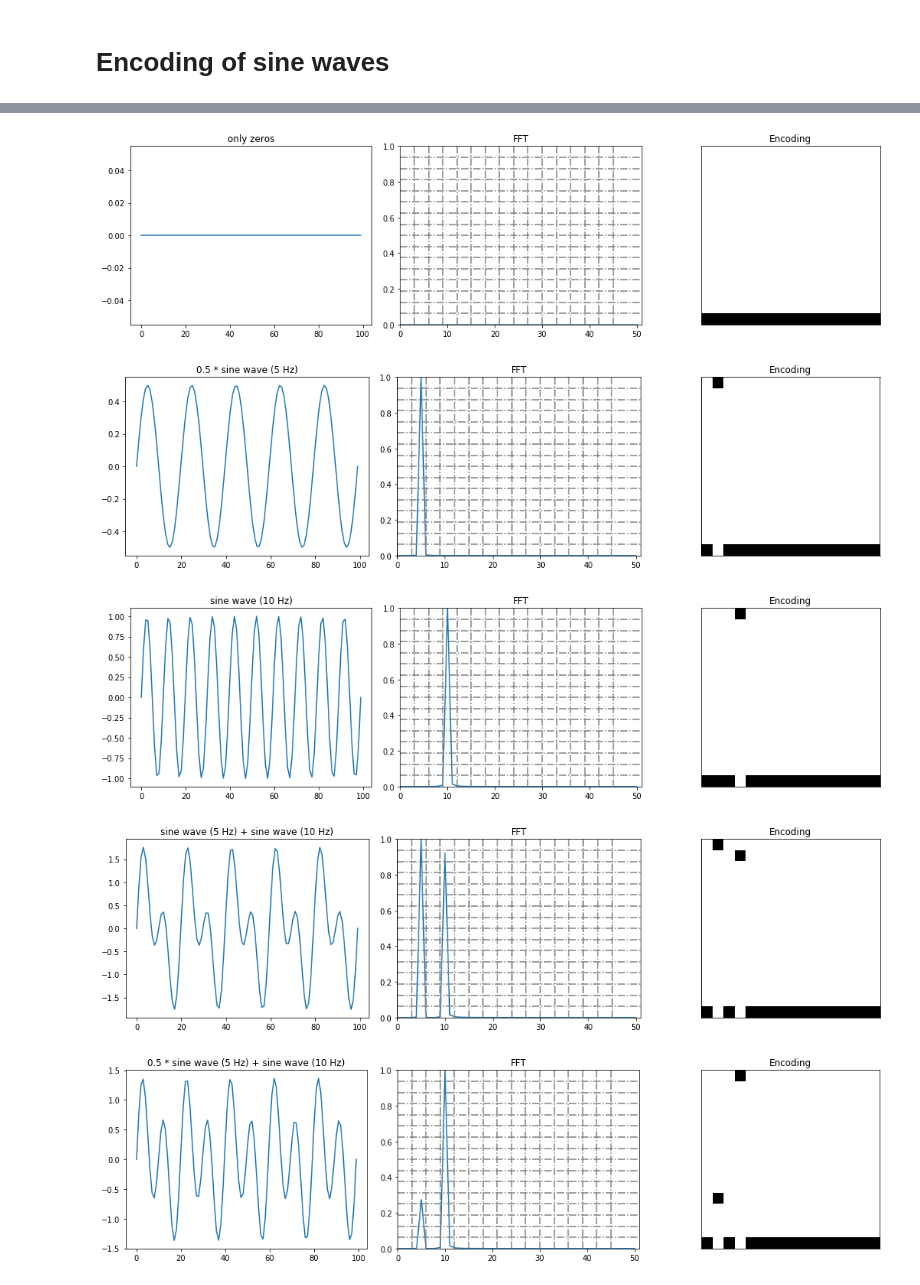
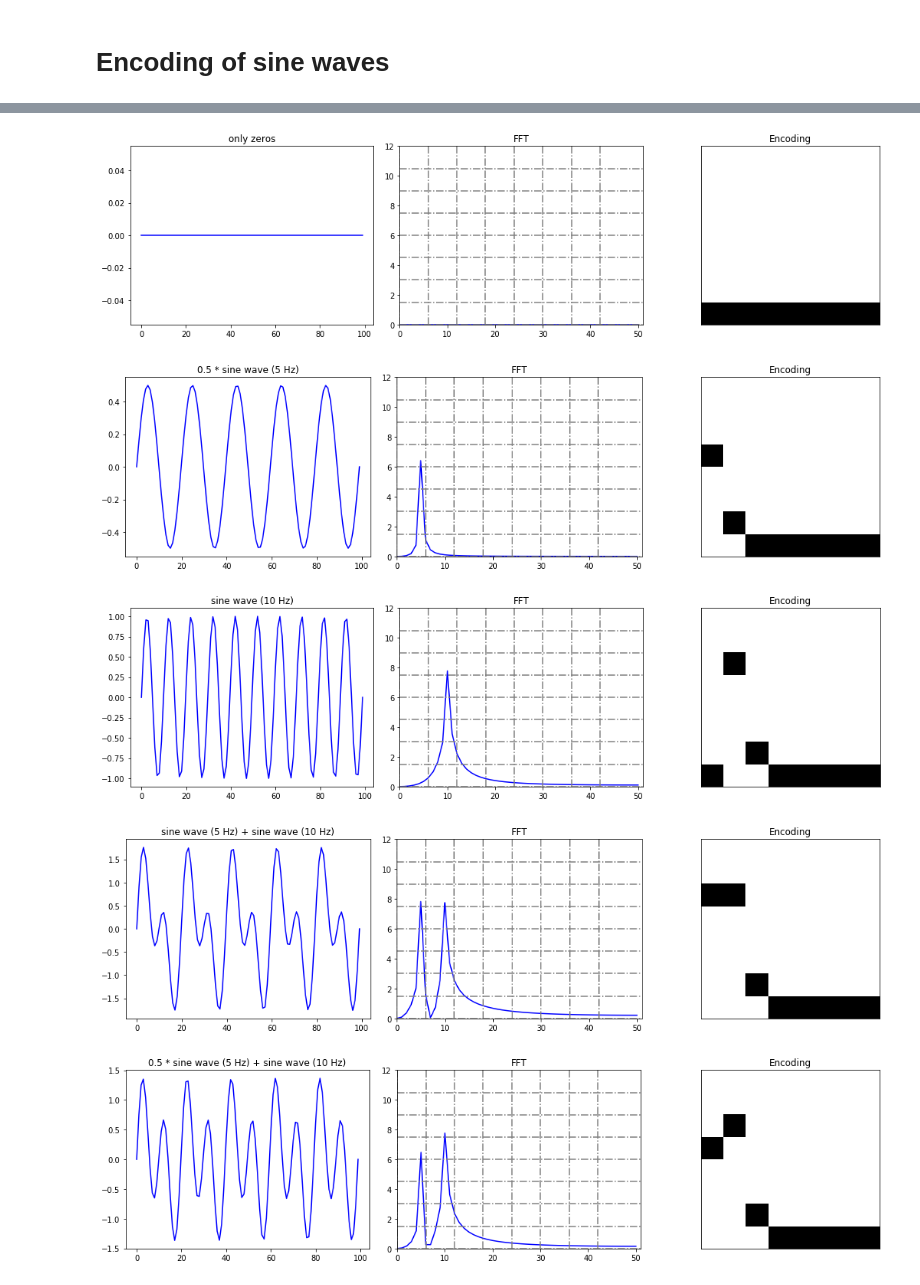
Before and after one commit to marionleborgne/frequency-encoder, a Jupyter notebook: analysis.ipynb, the cells around one changed output, grey strips where cells are left out. Cells and saved outputs as stored; diff of their text form; code cells hidden in the pictures.

```diff
--- a/analysis.ipynb
+++ b/analysis.ipynb
@@ -18,14 +18,17 @@ df = load('UCR_TS_Archive_2015/Phoneme/Phoneme_TEST')
 print 'timeserie length:', len(df.columns)
 print 'nb timeseries:', len(df)
 print 'columns:', df.columns.values
-print 'labels:', df.label.unique()
+print 'total number of labels:', len(df.label.unique())
 
+min_samples_per_label = 120
 good_labels = []
 for l in df.label.unique():
     c = len(df[df.label ==l])
-    if c > 100:
+    if c > min_samples_per_label:
         good_labels.append(l)
-print 'good_labels:', good_labels
+print 'good labels (with at least %s samples): %s' %(min_samples_per_label, good_labels)
+
+good_labels = [23,31]
 # %% [output]
 timeserie length: 1025
 nb timeseries: 1895
@@ -37,11 +39,10 @@ good_labels: [3, 21, 23, 28, 29, 31]
 # Plot phonemes
 # %%
 nb_samples = 5
-nb_labels = 3
 start_label = 0
 max_freq = 30
 labels = good_labels[start_label:start_label+nb_labels]
-
+nb_labels = len(good_labels)
 colors = ['b', 'r', 'g']
 for k in range(nb_labels):
     l = labels[k]
@@ -110,12 +76,13 @@ plt.tight_layout()
 # Check FFT with simple sine wave
 # %%
 # Sine wave
+from frequency_encoder import getFreqs
 
 f = 5
 x = np.linspace(0,100, 100)
-data = 2. * np.sin(x*2*np.pi * f)
+data = np.sin(x*2*np.pi * f)
 
-fftData=abs(np.fft.rfft(data))**2
+fftData = getFreqs(data)
 
 print np.max(data), np.max(fftData)
 fftData = fftData[:max_freq] / np.max(fftData)
@@ -172,6 +134,17 @@ def plot_encoding(inputData, encoding, title):
     plt.tight_layout()
 # %% [markdown]
 # Encoding of sine waves
+# %%
+from frequency_encoder import FrequencyEncoder, pprint
+
+numFrequencyBins = 8
+freqBinN = 8
+freqBinW = 1
+minval = 0.0
+maxval = 12.0 # 2600
+
+
+sineEncoder = FrequencyEncoder(numFrequencyBins, freqBinN, freqBinW, minval, maxval)
 # %%
 x = np.linspace(0, 100, 100)
 
@@ -179,37 +152,37 @@ x = np.linspace(0, 100, 100)
 title = 'sine wave (5 Hz)'
 f = 5
 inputData = np.sin(x * 2 * np.pi * f)
-encoding = encoder.encode(inputData)
+encoding = sineEncoder.encode(inputData)
 plot_encoding(inputData, encoding, title)
 
 title = 'only zeros'
 inputData = np.zeros(len(x))
-encoding = encoder.encode(inputData)
+encoding = sineEncoder.encode(inputData)
 plot_encoding(inputData, encoding, title)
 
 title = '0.5 * sine wave (5 Hz)'
 f = 5
 inputData = 0.5 * np.sin(x * 2 * np.pi * f)
-encoding = encoder.encode(inputData)
+encoding = sineEncoder.encode(inputData)
 plot_encoding(inputData, encoding, title)
 
 
 title = 'sine wave (10 Hz)'
 f = 10
 inputData = np.sin(x * 2 * np.pi * f)
-encoding = encoder.encode(inputData)
+encoding = sineEncoder.encode(inputData)
 plot_encoding(inputData, encoding, title)
 
 title = 'sine wave (5 Hz) + sine wave (10 Hz)'
 f = 5
 inputData = np.sin(x * 2 * np.pi * f) + np.sin(x * 2 * np.pi * 2 * f)
-encoding = encoder.encode(inputData)
+encoding = sineEncoder.encode(inputData)
 plot_encoding(inputData, encoding, title)
 
 
 title = '0.5 * sine wave (5 Hz) + sine wave (10 Hz)'
 f = 5
 inputData = 0.5 * np.sin(x * 2 * np.pi * f) + np.sin(x * 2 * np.pi * 2 * f)
-encoding = encoder.encode(inputData)
+encoding = sineEncoder.encode(inputData)
 plot_encoding(inputData, encoding, title)
 # %% [output]
@@ -217,5 +190,5 @@ plot_encoding(inputData, encoding, title)
-[figure, old version]
+[figure, new version]
-[figure, old version]
+[figure, new version]
-[figure, old version]
+[figure, new version]
-[figure, old version]
+[figure, new version]
-[figure, old version]
+[figure, new version]
```
Also changed, not shown: parts of 21 cells of this notebook, 2 other files.
